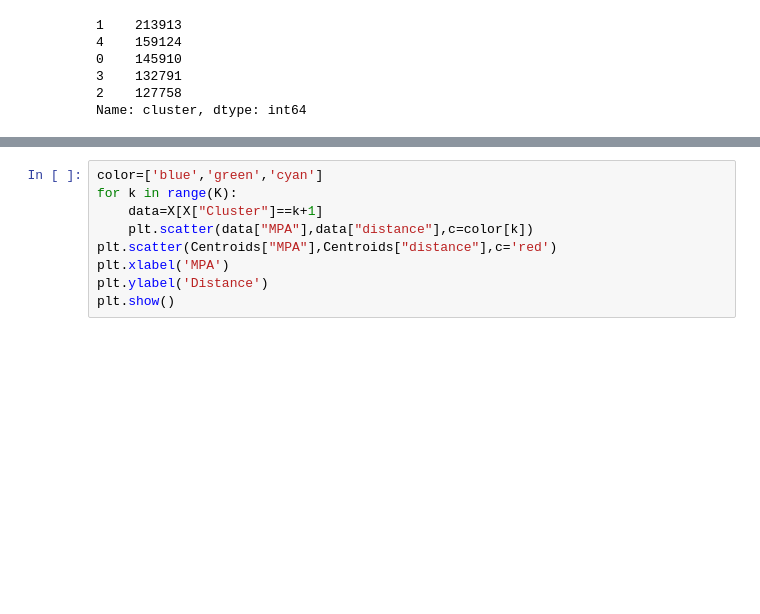
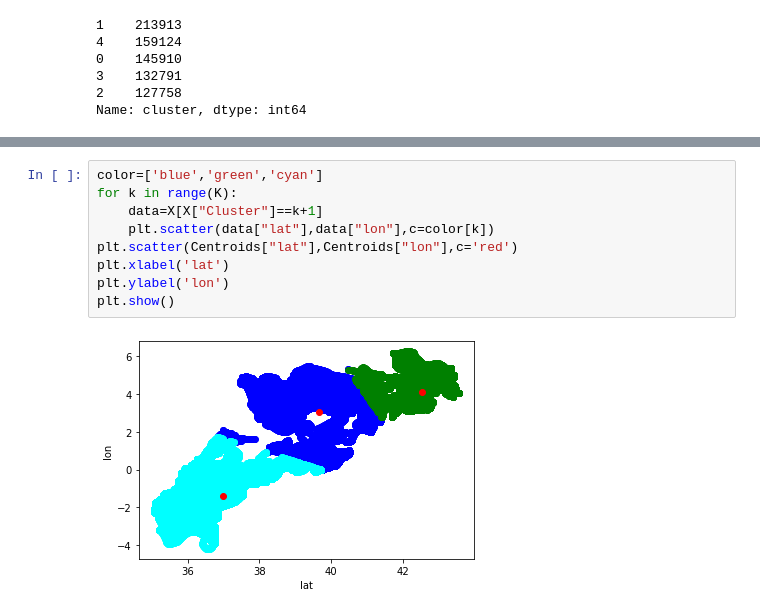
Before and after one commit to siradam/DataMining_Project, a Jupyter notebook: Clustering_March_Tom.ipynb, the cells around one changed output, grey strips where cells are left out. Drawn from its saved outputs; the diff is of its cells as text; blank space fills up the shorter version.

```diff
--- a/Clustering_March_Tom.ipynb
+++ b/Clustering_March_Tom.ipynb
@@ -159,9 +167,11 @@ KeyboardInterrupt:
 # %%
 color=['blue','green','cyan']
 for k in range(K):
     data=X[X["Cluster"]==k+1]
-    plt.scatter(data["MPA"],data["distance"],c=color[k])
-plt.scatter(Centroids["MPA"],Centroids["distance"],c='red')
-plt.xlabel('MPA')
-plt.ylabel('Distance')
+    plt.scatter(data["lat"],data["lon"],c=color[k])
+plt.scatter(Centroids["lat"],Centroids["lon"],c='red')
+plt.xlabel('lat')
+plt.ylabel('lon')
 plt.show()
+# %% [output]
+[figure, added]
```
Also changed, not shown: parts of 4 cells of this notebook.
